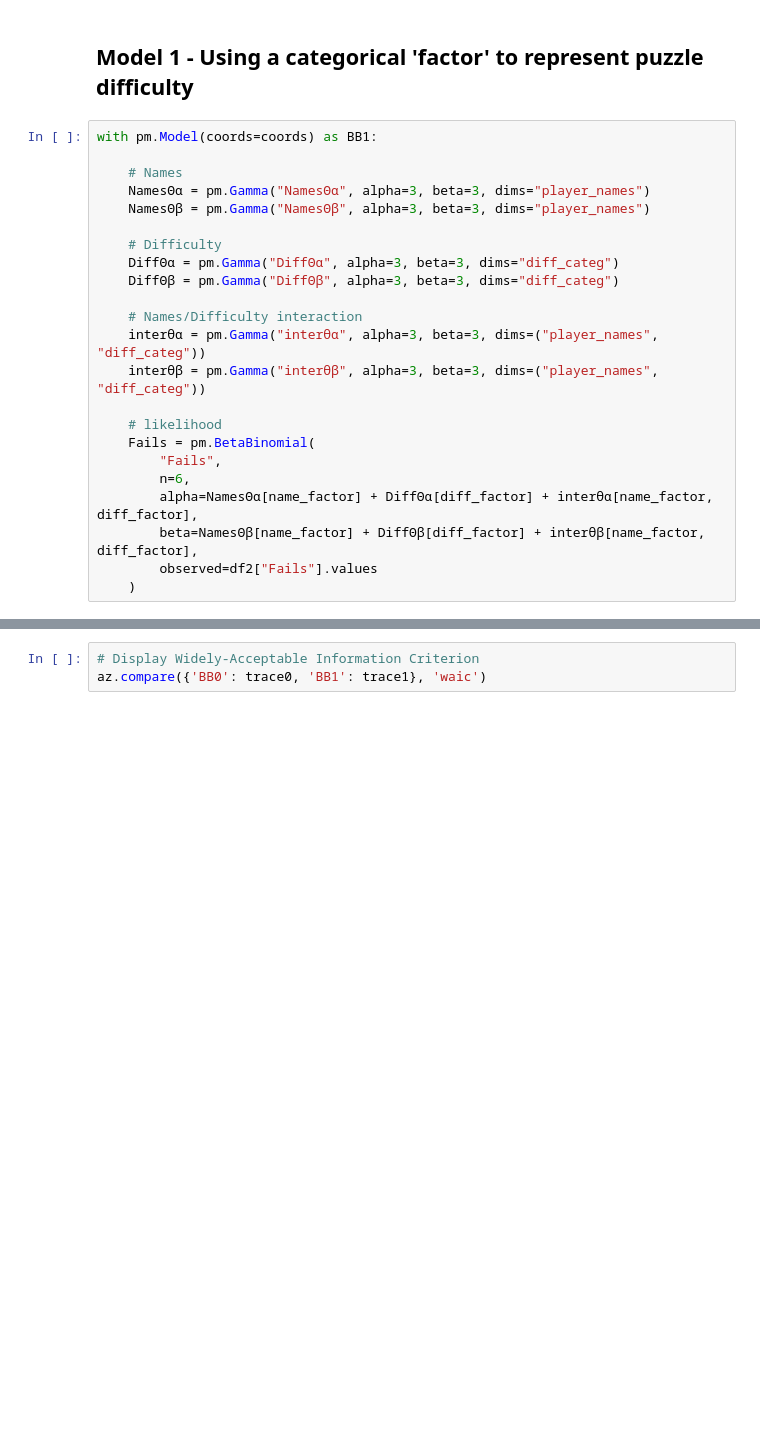
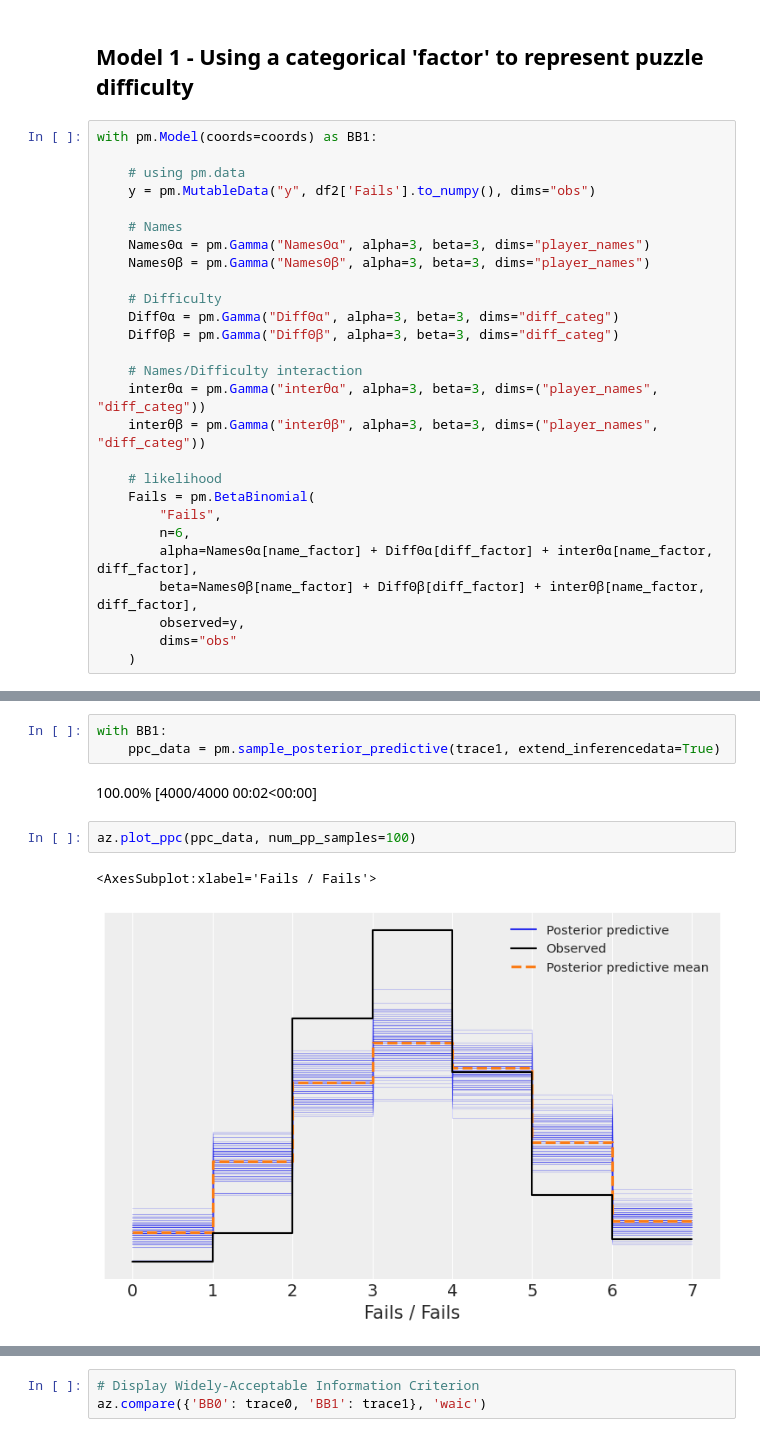
Before and after one commit to DJSherwood/wordle-analysis, a Jupyter notebook: BetterBinomial.ipynb, the cells around one changed output, grey strips where cells are left out. Drawn from its saved outputs; the diff is of its cells as text; blank space fills up the shorter version.

```diff
--- a/BetterBinomial.ipynb
+++ b/BetterBinomial.ipynb
@@ -128,6 +158,9 @@ Sampling 4 chains for 2_000 tune and 1_000 draw iterations (8_000 + 4_000 draws
 ## Model 1 - Using a categorical 'factor' to represent puzzle difficulty
 # %%
 with pm.Model(coords=coords) as BB1:
+
+    # using pm.data
+    y = pm.MutableData("y", df2['Fails'].to_numpy(), dims="obs")
 
     # Names
     NamesΘα = pm.Gamma("NamesΘα", alpha=3, beta=3, dims="player_names")
@@ -147,7 +180,8 @@ with pm.Model(coords=coords) as BB1:
         n=6,
         alpha=NamesΘα[name_factor] + DiffΘα[diff_factor] + interθα[name_factor, diff_factor],
         beta=NamesΘβ[name_factor] + DiffΘβ[diff_factor] + interθβ[name_factor, diff_factor],
-        observed=df2["Fails"].values
+        observed=y,
+        dims="obs"
     )
 # %%
 pm.model_to_graphviz(BB1)
@@ -169,0 +204,10 @@ Sampling 4 chains for 2_000 tune and 1_000 draw iterations (8_000 + 4_000 draws
+# %%
+with BB1:
+    ppc_data = pm.sample_posterior_predictive(trace1, extend_inferencedata=True)
+# %% [output]
+100.00% [4000/4000 00:02<00:00]
+# %%
+az.plot_ppc(ppc_data, num_pp_samples=100)
+# %% [output]
+<AxesSubplot:xlabel='Fails / Fails'>
+[figure, added]
```
Also changed, not shown: parts of 13 cells of this notebook.
